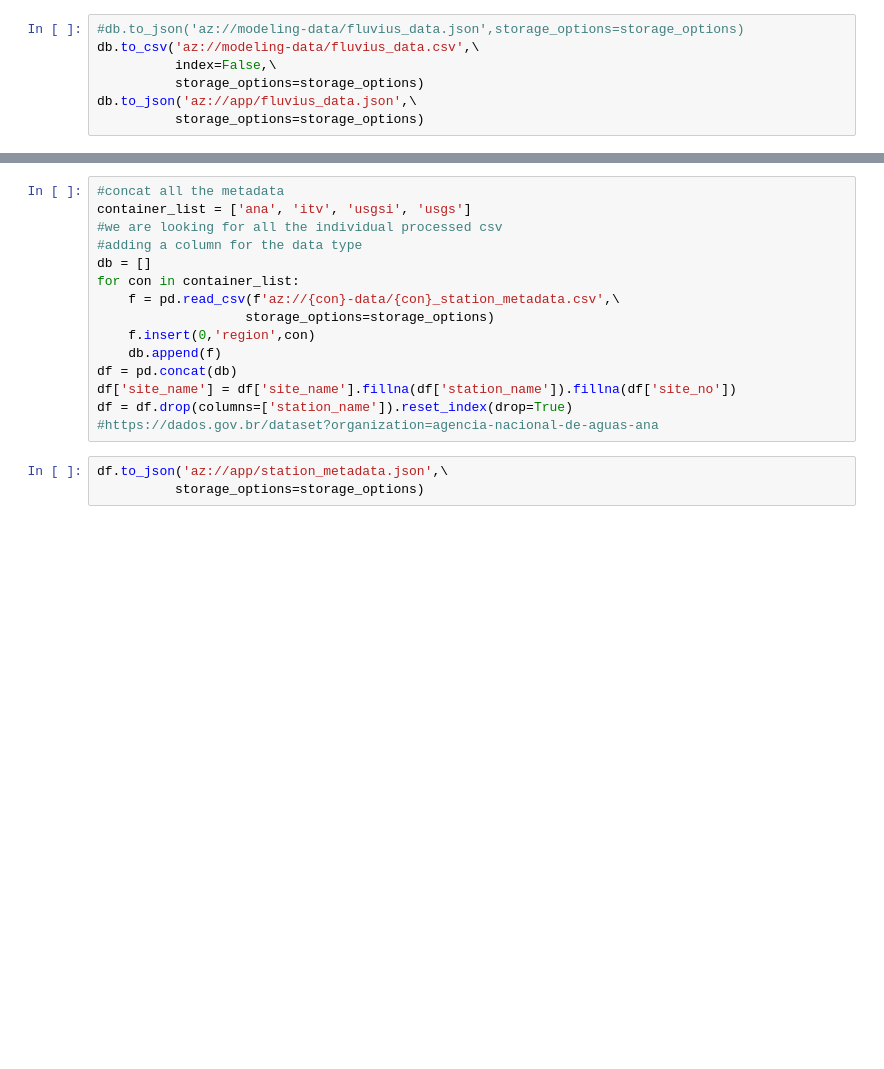
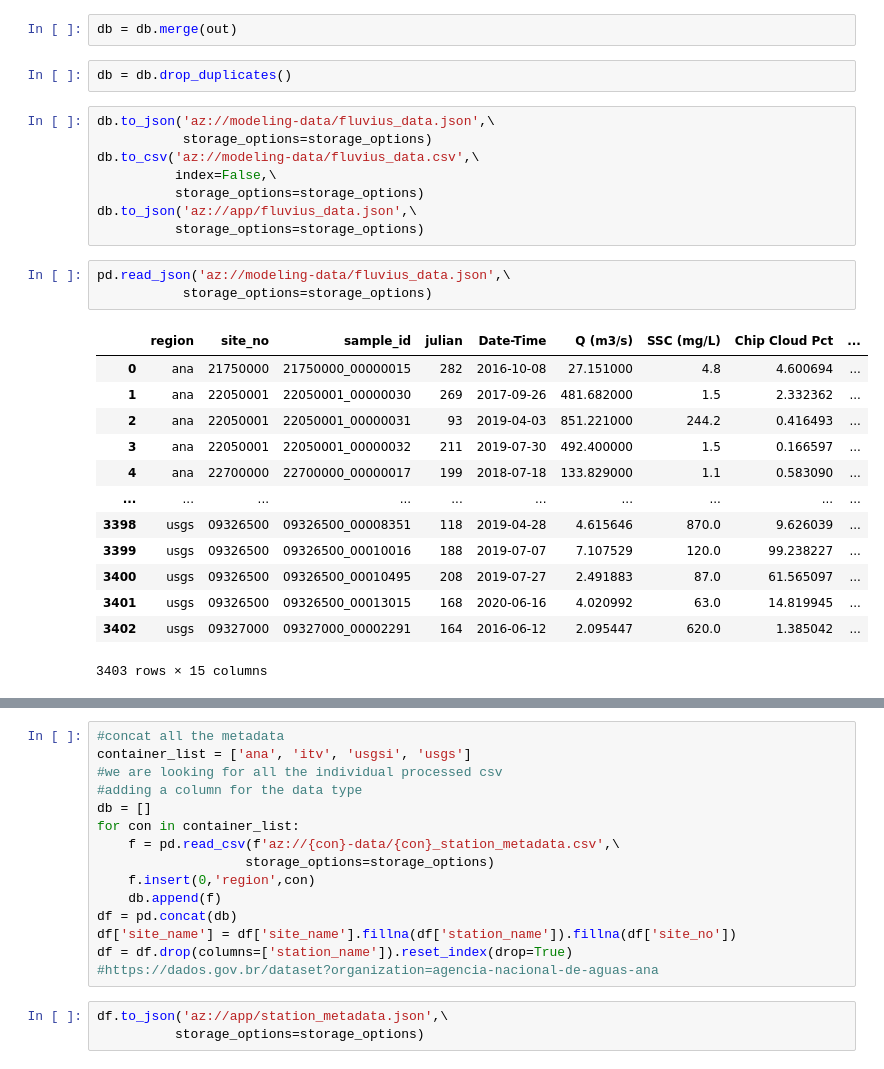
Before and after one commit to csp-inc/fluvius, a Jupyter notebook: notebooks/04-Collate-Data.ipynb, the cells around one changed output, grey strips where cells are left out. Drawn from its saved outputs; the diff is of its cells as text; blank space fills up the shorter version.

```diff
--- a/notebooks/04-Collate-Data.ipynb
+++ b/notebooks/04-Collate-Data.ipynb
@@ -89,7 +129,29 @@ db = pd.concat(db).replace('--', np.nan).dropna().reset_index(drop=True)
+# %%
+db = db.merge(out)
+# %%
+db = db.drop_duplicates()
 # %%
-#db.to_json('az://modeling-data/fluvius_data.json',storage_options=storage_options)
+db.to_json('az://modeling-data/fluvius_data.json',\
+           storage_options=storage_options)
 db.to_csv('az://modeling-data/fluvius_data.csv',\
           index=False,\
           storage_options=storage_options)
 db.to_json('az://app/fluvius_data.json',\
           storage_options=storage_options)
+# %%
+pd.read_json('az://modeling-data/fluvius_data.json',\
+           storage_options=storage_options)
+# %% [output]
+|  | region | site_no | sample_id | julian | Date-Time | Q (m3/s) | SSC (mg/L) | Chip Cloud Pct | ... |
+| 0 | ana | 21750000 | 21750000_00000015 | 282 | 2016-10-08 | 27.151000 | 4.8 | 4.600694 | ... |
+| 1 | ana | 22050001 | 22050001_00000030 | 269 | 2017-09-26 | 481.682000 | 1.5 | 2.332362 | ... |
+| 2 | ana | 22050001 | 22050001_00000031 | 93 | 2019-04-03 | 851.221000 | 244.2 | 0.416493 | ... |
+| 3 | ana | 22050001 | 22050001_00000032 | 211 | 2019-07-30 | 492.400000 | 1.5 | 0.166597 | ... |
+| 4 | ana | 22700000 | 22700000_00000017 | 199 | 2018-07-18 | 133.829000 | 1.1 | 0.583090 | ... |
+| ... | ... | ... | ... | ... | ... | ... | ... | ... | ... |
+| 3398 | usgs | 09326500 | 09326500_00008351 | 118 | 2019-04-28 | 4.615646 | 870.0 | 9.626039 | ... |
+| 3399 | usgs | 09326500 | 09326500_00010016 | 188 | 2019-07-07 | 7.107529 | 120.0 | 99.238227 | ... |
+| 3400 | usgs | 09326500 | 09326500_00010495 | 208 | 2019-07-27 | 2.491883 | 87.0 | 61.565097 | ... |
+| 3401 | usgs | 09326500 | 09326500_00013015 | 168 | 2020-06-16 | 4.020992 | 63.0 | 14.819945 | ... |
+| 3402 | usgs | 09327000 | 09327000_00002291 | 164 | 2016-06-12 | 2.095447 | 620.0 | 1.385042 | ... |
+3403 rows × 15 columns
```
Also changed, not shown: parts of 8 cells of this notebook, 9 other files.
